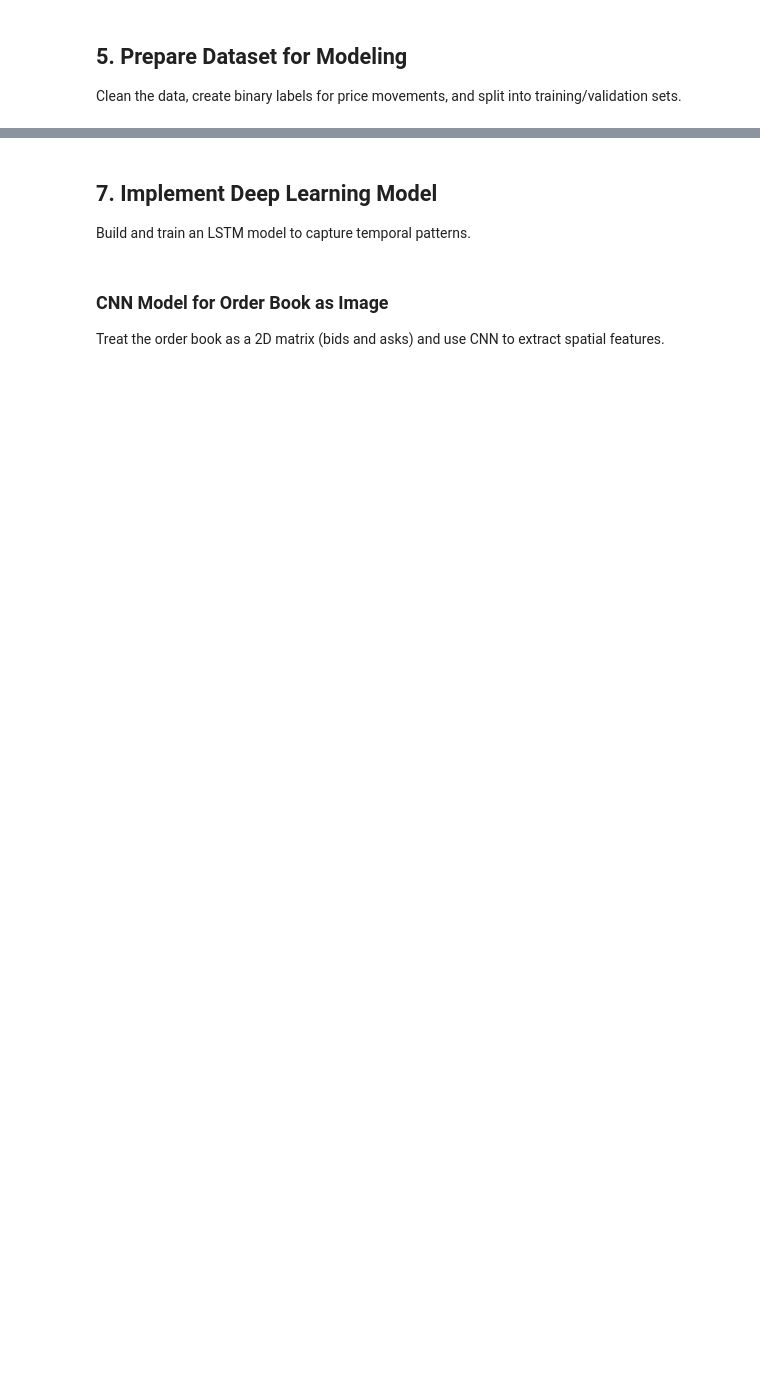
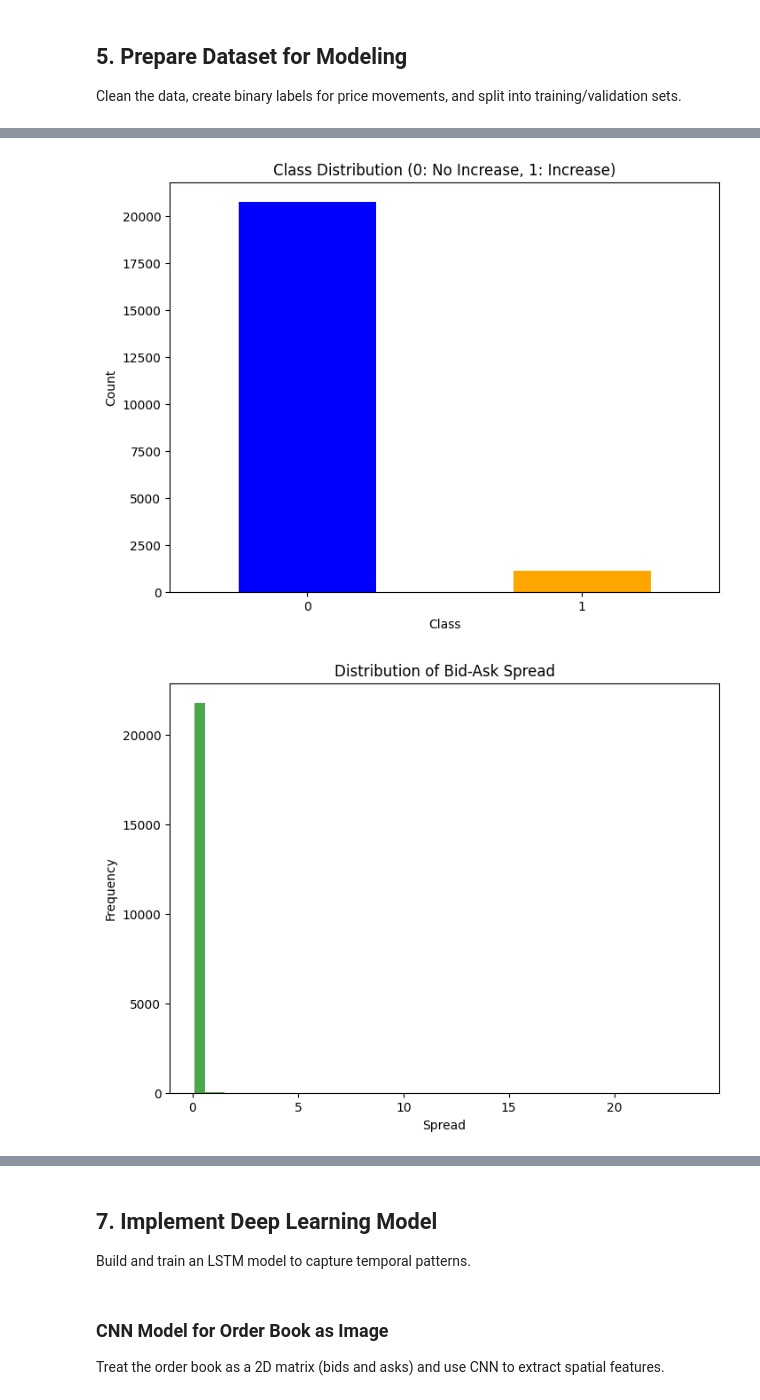
Before and after one commit to FranklineMisango/Algorithmic_Trading_and_HFT_Research, a Jupyter notebook: Futures_Prediction_Arbitrage_ML/ml_orderbook_prediction.ipynb, the cells around one changed output, grey strips where cells are left out. Saved outputs shown, nothing was run; the diff lists cells and outputs as text; code cells hidden in the pictures; blank space fills up the shorter version.

```diff
--- a/Futures_Prediction_Arbitrage_ML/ml_orderbook_prediction.ipynb
+++ b/Futures_Prediction_Arbitrage_ML/ml_orderbook_prediction.ipynb
@@ -100,7 +99,7 @@ exchange = ccxt.binance({
 })
 
 historical_data = []
-num_snapshots = 100  # Number of snapshots to fetch
+num_snapshots = 1000  # Number of snapshots to fetch
 
 for i in range(num_snapshots):
     try:
@@ -123,7 +122,4 @@ if not df_hist.empty:
     print(f"Fetched {len(df_hist)} historical snapshots")
 else:
     print("No historical data fetched")
-
-# Optionally, combine with real-time data
-# df = pd.concat([df, df_hist], ignore_index=True)
 # %% [output]
@@ -245,18 +272,3 @@ print(df[['timestamp', 'imbalance', 'mid_price', 'spread', 'mid_price_volatility
 ## 5. Prepare Dataset for Modeling
 
 Clean the data, create binary labels for price movements, and split into training/validation sets.
-# %%
-# Prepare Dataset
-df = df.dropna()  # Drop rows with NaN
-
-# Features
-features = ['imbalance', 'spread', 'mid_price_volatility']
-X = df[features]
-
-# Target: Binary classification (1 if price increases, 0 otherwise)
-y = (df['price_change'] > 0).astype(int)
-
-# Split
-X_train, X_test, y_train, y_test = train_test_split(X, y, test_size=0.2, random_state=42)
-
-print(f"Training set size: {len(X_train)}, Test set size: {len(X_test)}")
@@ -306,0 +312,60 @@ Train XGBoost or Random Forest on the engineered features.
+# %%
+# EDA on the data to see class imbalance and spreads
+
+# Class imbalance
+plt.figure(figsize=(8, 6))
+y.value_counts().plot(kind='bar', color=['blue', 'orange'])
+plt.title('Class Distribution (0: No Increase, 1: Increase)')
+plt.xlabel('Class')
+plt.ylabel('Count')
+plt.xticks(rotation=0)
+plt.show()
+
+# Spread distribution
+plt.figure(figsize=(8, 6))
+plt.hist(df['spread'], bins=50, alpha=0.7, color='green')
+plt.title('Distribution of Bid-Ask Spread')
+plt.xlabel('Spread')
+plt.ylabel('Frequency')
+plt.show()
+
+# Mid price over time
+plt.figure(figsize=(12, 6))
+plt.plot(df['timestamp'], df['mid_price'], color='blue')
+plt.title('Mid Price Over Time')
+plt.xlabel('Timestamp')
+plt.ylabel('Mid Price')
+plt.xticks(rotation=45)
+plt.show()
+
+# Imbalance distribution
+plt.figure(figsize=(8, 6))
+plt.hist(df['imbalance'], bins=50, alpha=0.7, color='red')
+plt.title('Distribution of Bid-Ask Imbalance')
+plt.xlabel('Imbalance')
+plt.ylabel('Frequency')
+plt.show()
+
+# Correlation matrix
+plt.figure(figsize=(8, 6))
+corr = df[['imbalance', 'mid_price', 'spread', 'mid_price_volatility']].corr()
+plt.imshow(corr, cmap='coolwarm', interpolation='none')
+plt.colorbar()
+plt.xticks(range(len(corr.columns)), corr.columns, rotation=45)
+plt.yticks(range(len(corr.columns)), corr.columns)
+plt.title('Correlation Matrix')
+for i in range(len(corr.columns)):
+    for j in range(len(corr.columns)):
+        plt.text(j, i, f'{corr.iloc[i, j]:.2f}', ha='center', va='center', color='black')
+plt.show()
+
+# Price change distribution
+plt.figure(figsize=(8, 6))
+plt.hist(df['price_change'].dropna(), bins=50, alpha=0.7, color='purple')
+plt.title('Distribution of Price Changes')
+plt.xlabel('Price Change')
+plt.ylabel('Frequency')
+plt.show()
+# %% [output]
+[figure, added]
+[figure, added]
```
Also changed, not shown: parts of 26 cells of this notebook, 2 other files.
